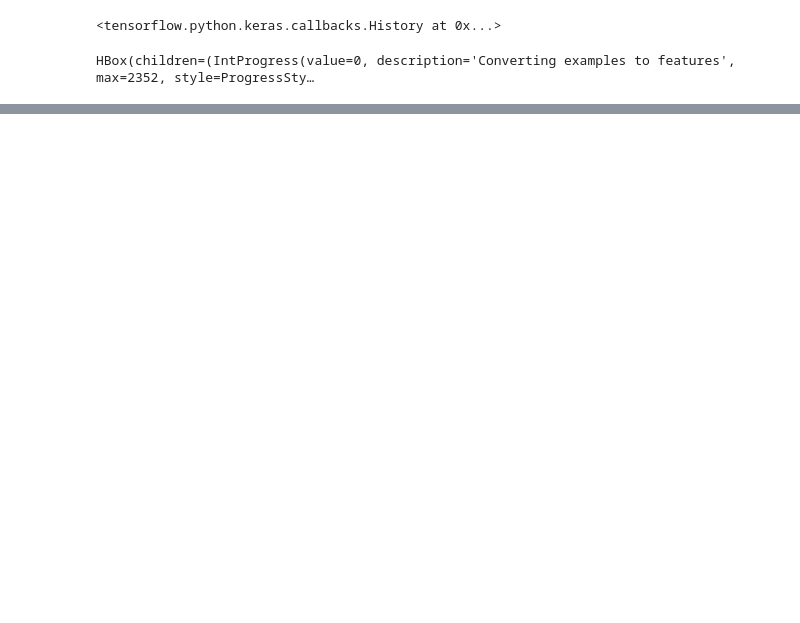
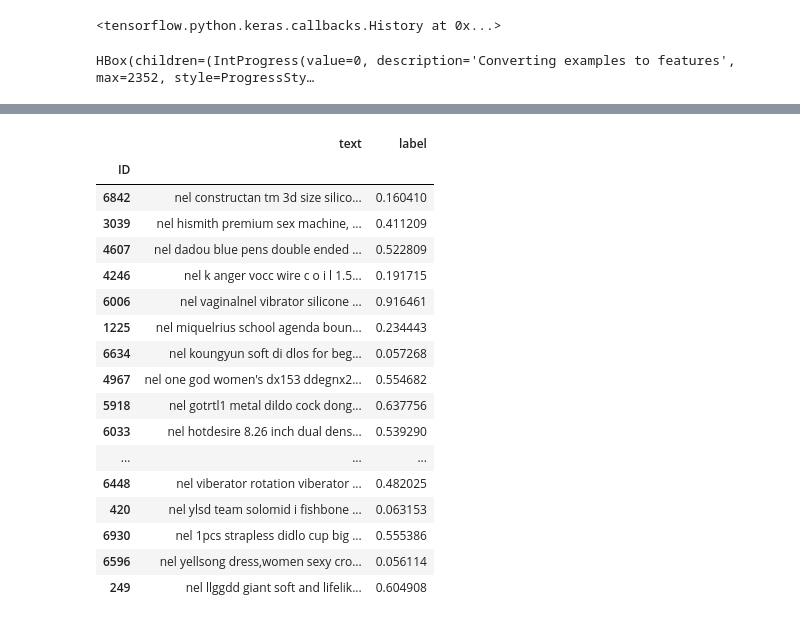
Before and after one commit to DrMegavolt/restricted_products_ml, a Jupyter notebook: model.ipynb, the cells around one changed output, grey strips where cells are left out. Saved outputs shown, nothing was run; the diff lists cells and outputs as text; code cells hidden in the pictures; blank space fills up the shorter version.

```diff
--- a/model.ipynb
+++ b/model.ipynb
@@ -118,7 +142,7 @@ def build_model(max_seq_length):
     in_segment = tf.keras.layers.Input(shape=(max_seq_length,), name="segment_ids")
     bert_inputs = [in_id, in_mask, in_segment]
 
-    bert_output = bk.BertLayer(n_fine_tune_layers=1, pooling="first")(bert_inputs)
+    bert_output = bk.BertLayer(n_fine_tune_layers=2, pooling="mean")(bert_inputs)
     dense = tf.keras.layers.Dense(256, activation='relu')(bert_output)
     pred = tf.keras.layers.Dense(1, activation='sigmoid')(dense)
 
@@ -128,8 +152,8 @@ def build_model(max_seq_length):
 
     return model
 # %%
-ACCURACY_THRESHOLD = 0.999
-LOSS_THRESHOLD = 0.04
+ACCURACY_THRESHOLD = 0.99
+LOSS_THRESHOLD = 0.02
 class myCallback(tf.keras.callbacks.Callback):
     def on_batch_end(self, batch, logs):
         if(logs.get('acc') > ACCURACY_THRESHOLD and logs.get('loss')<LOSS_THRESHOLD):
@@ -161,13 +185,13 @@ sess = tf.Session()
 # Instantiate variables
 bk.initialize_vars(sess)
 tb = tf.compat.v1.keras.callbacks.TensorBoard(log_dir='./logs', histogram_freq=0, batch_size=24, write_graph=True, write_grads=False, write_images=False, embeddings_freq=0, embeddings_layer_names=None, embeddings_metadata=None, embeddings_data=None, update_freq='batch')
-stop999 = myCallback()
+stop98 = myCallback()
 model.fit(
     [train_input_ids, train_input_masks, train_segment_ids],
     train_labels,
     validation_data=([test_input_ids, test_input_masks, test_segment_ids], test_labels),
-    callbacks = [ tb], #, stop999
-    epochs=2,
+    callbacks = [ tb, stop98], #,
+    epochs=5,
     batch_size=24
 )
 # %% [output]
@@ -181,7 +209,7 @@ Epoch 2/2
 model.save('restricted.h5')
 # %%
 df_subm= pd.read_csv('../dataset/public_test_features.csv', index_col='ID')
-df_subm = df_subm.drop(columns=[ '﻿ASIN','parent_asin','Product Group Description'])
+df_subm = df_subm.drop(columns=drop_columns)
 df_subm = df_subm.fillna("")
 
 text_subm = df_subm[cols].apply(' '.join, axis=1)
@@ -217,7 +245,26 @@ pred = [ tolabel(p) for p in predictions]
 # %%
 results = pd.DataFrame({"text":texts_subm, "label":pred})
 # %%
-results[results['label']>0.05][results['label']<0.9]
+results[results['label']>0.03][results['label']<0.95]
+# %% [output]
+|  | text | label |
+| ID |  |  |
+| 6842 | nel constructan tm 3d size silico... | 0.160410 |
+| 3039 | nel hismith premium sex machine, ... | 0.411209 |
+| 4607 | nel dadou blue pens double ended ... | 0.522809 |
+| 4246 | nel k anger vocc wire c o i l 1.5... | 0.191715 |
+| 6006 | nel vaginalnel vibrator silicone ... | 0.916461 |
+| 1225 | nel miquelrius school agenda boun... | 0.234443 |
+| 6634 | nel koungyun soft di dlos for beg... | 0.057268 |
+| 4967 | nel one god women's dx153 ddegnx2... | 0.554682 |
+| 5918 | nel gotrtl1 metal dildo cock dong... | 0.637756 |
+| 6033 | nel hotdesire 8.26 inch dual dens... | 0.539290 |
+| ... | ... | ... |
+| 6448 | nel viberator rotation viberator ... | 0.482025 |
+| 420 | nel ylsd team solomid i fishbone ... | 0.063153 |
+| 6930 | nel 1pcs strapless didlo cup big ... | 0.555386 |
+| 6596 | nel yellsong dress,women sexy cro... | 0.056114 |
+| 249 | nel llggdd giant soft and lifelik... | 0.604908 |
 # %%
 results.to_csv('results.csv', columns=[ 'label'])
 # %%
```
Also changed, not shown: parts of 11 cells of this notebook, 3 other files.
